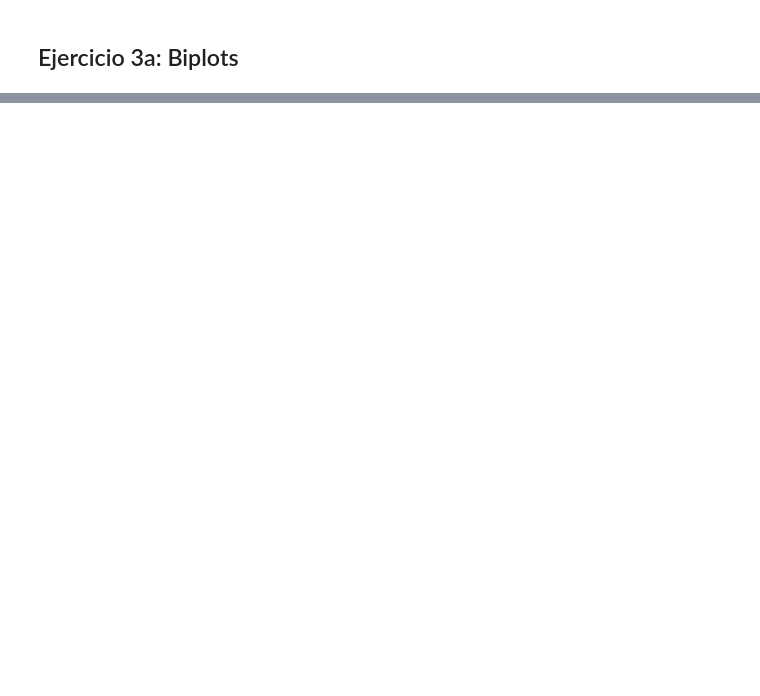
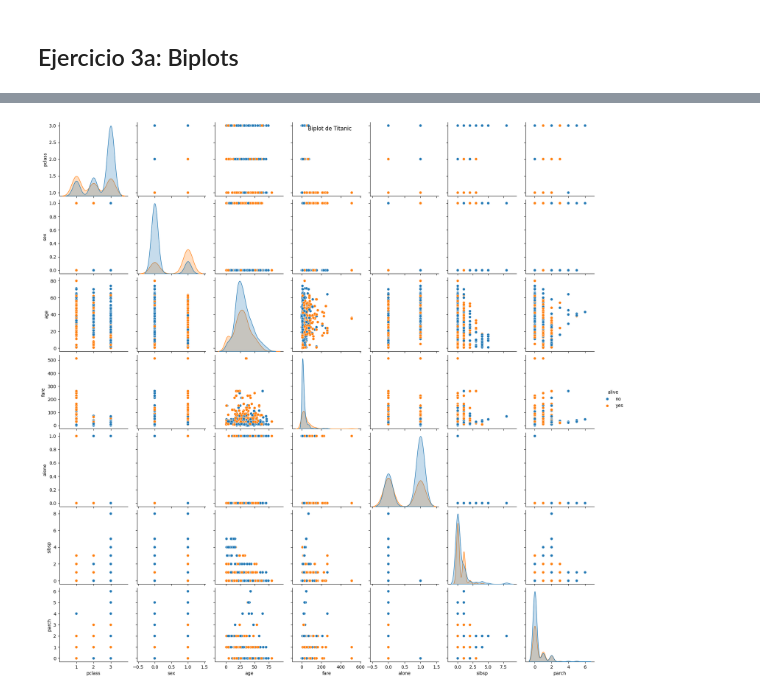
Before and after one commit to BrunoSpoletini/topicosMineriaDeDatos, a Jupyter notebook: tp1/TMD_TP1_Generacion_y_Ajuste.ipynb, the cells around one changed output, grey strips where cells are left out. Drawn from its saved outputs; the diff is of its cells as text; code cells hidden in the pictures; blank space fills up the shorter version.

```diff
--- a/tp1/TMD_TP1_Generacion_y_Ajuste.ipynb
+++ b/tp1/TMD_TP1_Generacion_y_Ajuste.ipynb
@@ -226,0 +398,10 @@ display(df_titanic.head())
+# %%
+df_titanic = df_titanic.drop(columns=['who', 'adult_male', 'deck', 'embark_town', 'embarked'])
+
+# Codificamos variables categoricas
+df_titanic['sex'] = df_titanic['sex'].map({'male': 0, 'female': 1})
+df_titanic['class'] = df_titanic['class'].map({'First': 1, 'Second': 2, 'Third': 3})
+df_titanic['alone'] = df_titanic['alone'].map({False: 0, True: 1})
+
+print("\nTitanic dataset:")
+display(df_titanic.head())
@@ -227,7 +416,9 @@ display(df_titanic.head())
 # %%
 # construimos el biplot (pairplot en seaborn)
-sns.pairplot(...) # COMPLETAR
+sns.pairplot(df_titanic, hue="alive", vars=["pclass", "sex", "age", "fare", "alone", "sibsp", "parch"])
 
 # graficamos
-plt.suptitle("Biplot de Iris")
+plt.suptitle("Biplot de Titanic")
 plt.show()
+# %% [output]
+[figure, added]
```
Also changed, not shown: parts of 41 cells of this notebook.
